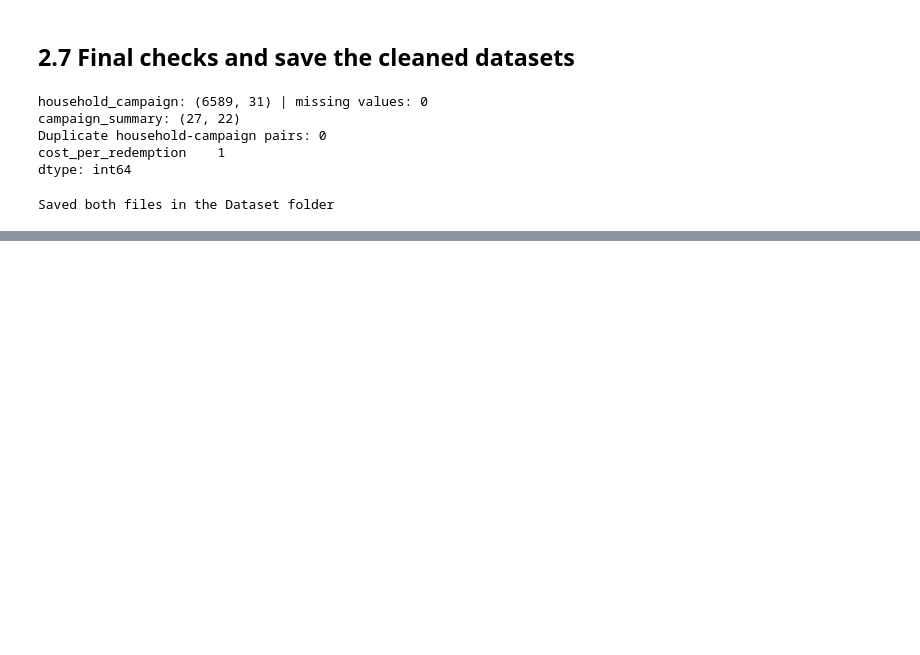
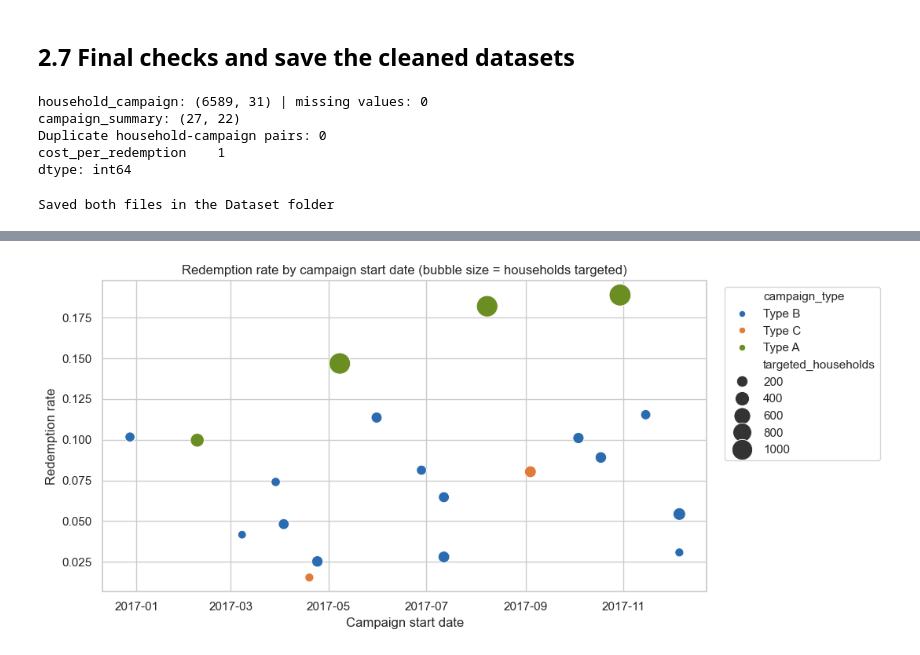
Before and after one commit to suhaivmansingh/Marketing_Campaign_Analysis, a Jupyter notebook: Marketing_Campaign_Analysis.ipynb, the cells around one changed output, grey strips where cells are left out. Cells and saved outputs as stored; diff of their text form; code cells hidden in the pictures; blank space fills up the shorter version.

Commit message:
Starting Exploratory data analysis

```diff
--- a/Marketing_Campaign_Analysis.ipynb
+++ b/Marketing_Campaign_Analysis.ipynb
@@ -637,0 +721,15 @@ Saved both files in the Dataset folder
+# %%
+# Redemption rate of each rankable campaign against its start date, coloured by campaign type
+rank_table = campaign_summary[campaign_summary["rankable"]]
+
+plt.figure(figsize=(11, 5))
+sns.scatterplot(data=rank_table, x="start_date", y="redemption_rate", hue="campaign_type",
+                size="targeted_households", sizes=(60, 400), palette=["#2B6CB0", "#E07B39", "#6B8E23"])
+plt.title("Redemption rate by campaign start date (bubble size = households targeted)")
+plt.xlabel("Campaign start date")
+plt.ylabel("Redemption rate")
+plt.legend(bbox_to_anchor=(1.02, 1), loc="upper left")
+plt.tight_layout()
+plt.show()
+# %% [output]
+[figure, added]
```
Also changed, not shown: parts of 14 cells of this notebook.
